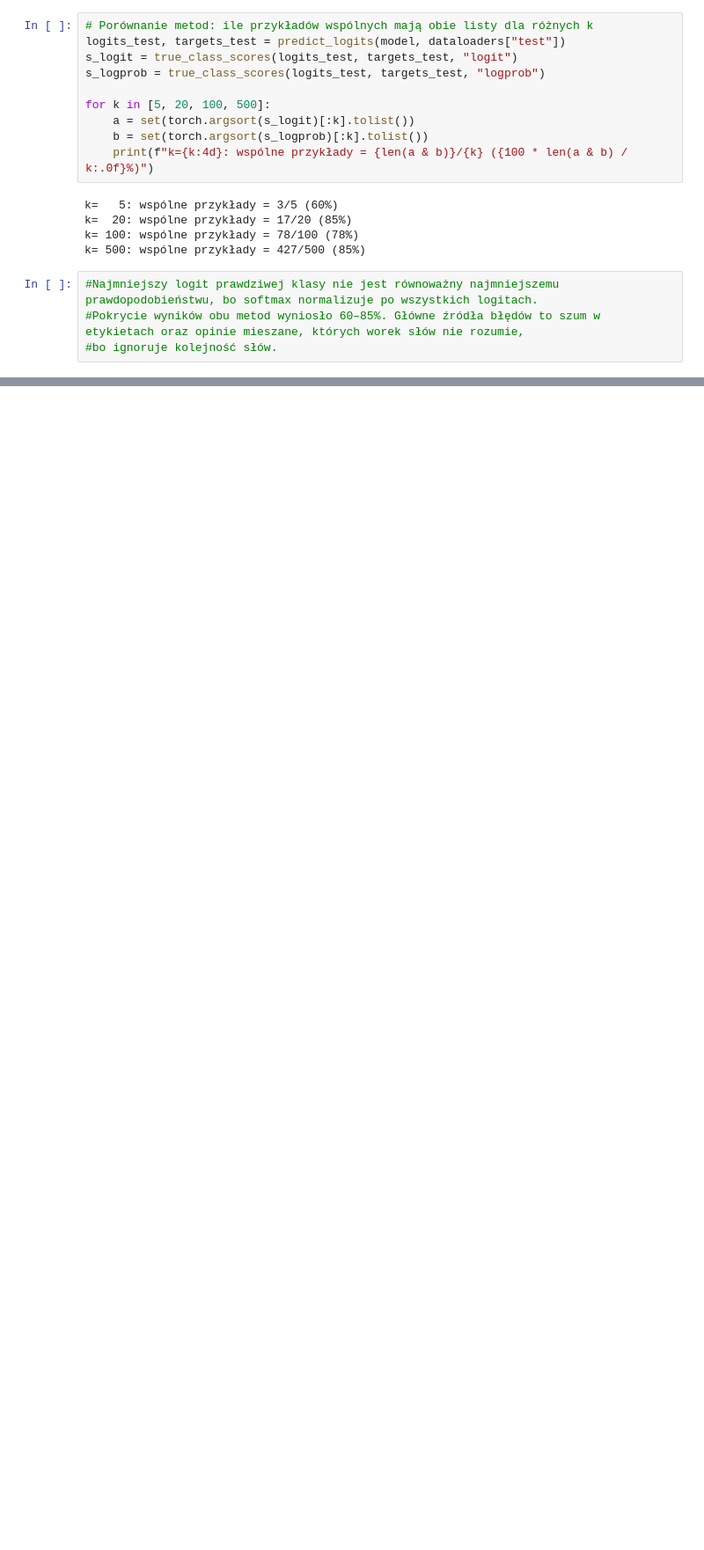
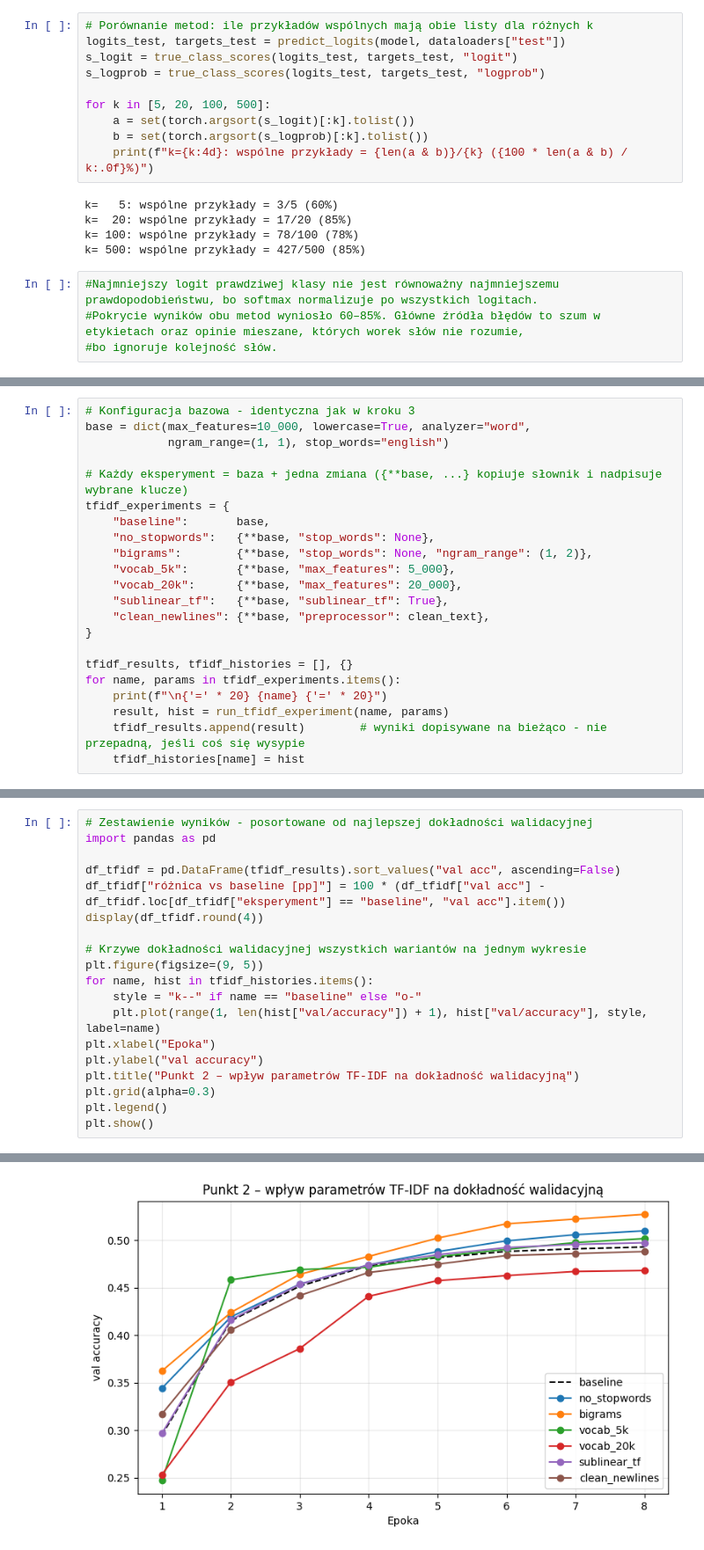
Before and after one commit to gostek198/podstawy-llm-lab-eiti-pw, a Jupyter notebook: lab01/lab01_yelp_klasyfikacja_LAB.ipynb, the cells around one changed output, grey strips where cells are left out. Shown at 88% size. Saved outputs shown, nothing was run; the diff lists cells and outputs as text; blank space fills up the shorter version.

Commit message:
Punkt 3 - etap A (done)

```diff
--- a/lab01/lab01_yelp_klasyfikacja_LAB.ipynb
+++ b/lab01/lab01_yelp_klasyfikacja_LAB.ipynb
@@ -593,0 +646,22 @@ k= 500: wspólne przykłady = 427/500 (85%)
+# %%
+# Konfiguracja bazowa - identyczna jak w kroku 3
+base = dict(max_features=10_000, lowercase=True, analyzer="word",
+            ngram_range=(1, 1), stop_words="english")
+
+# Każdy eksperyment = baza + jedna zmiana ({**base, ...} kopiuje słownik i nadpisuje wybrane klucze)
+tfidf_experiments = {
+    "baseline":       base,
+    "no_stopwords":   {**base, "stop_words": None},
+    "bigrams":        {**base, "stop_words": None, "ngram_range": (1, 2)},
+    "vocab_5k":       {**base, "max_features": 5_000},
+    "vocab_20k":      {**base, "max_features": 20_000},
+    "sublinear_tf":   {**base, "sublinear_tf": True},
+    "clean_newlines": {**base, "preprocessor": clean_text},
+}
+
+tfidf_results, tfidf_histories = [], {}
+for name, params in tfidf_experiments.items():
+    print(f"\n{'=' * 20} {name} {'=' * 20}")
+    result, hist = run_tfidf_experiment(name, params)
+    tfidf_results.append(result)        # wyniki dopisywane na bieżąco - nie przepadną, jeśli coś się wysypie
+    tfidf_histories[name] = hist
@@ -593,0 +682,20 @@ k= 500: wspólne przykłady = 427/500 (85%)
+# %%
+# Zestawienie wyników - posortowane od najlepszej dokładności walidacyjnej
+import pandas as pd
+
+df_tfidf = pd.DataFrame(tfidf_results).sort_values("val acc", ascending=False)
+df_tfidf["różnica vs baseline [pp]"] = 100 * (df_tfidf["val acc"] - df_tfidf.loc[df_tfidf["eksperyment"] == "baseline", "val acc"].item())
+display(df_tfidf.round(4))
+
+# Krzywe dokładności walidacyjnej wszystkich wariantów na jednym wykresie
+plt.figure(figsize=(9, 5))
+for name, hist in tfidf_histories.items():
+    style = "k--" if name == "baseline" else "o-"
+    plt.plot(range(1, len(hist["val/accuracy"]) + 1), hist["val/accuracy"], style, label=name)
+plt.xlabel("Epoka")
+plt.ylabel("val accuracy")
+plt.title("Punkt 2 – wpływ parametrów TF-IDF na dokładność walidacyjną")
+plt.grid(alpha=0.3)
+plt.legend()
+plt.show()
+# %% [output]
@@ -593,0 +710 @@ k= 500: wspólne przykłady = 427/500 (85%)
+[figure, added]
```
Also changed, not shown: parts of 13 cells of this notebook.
